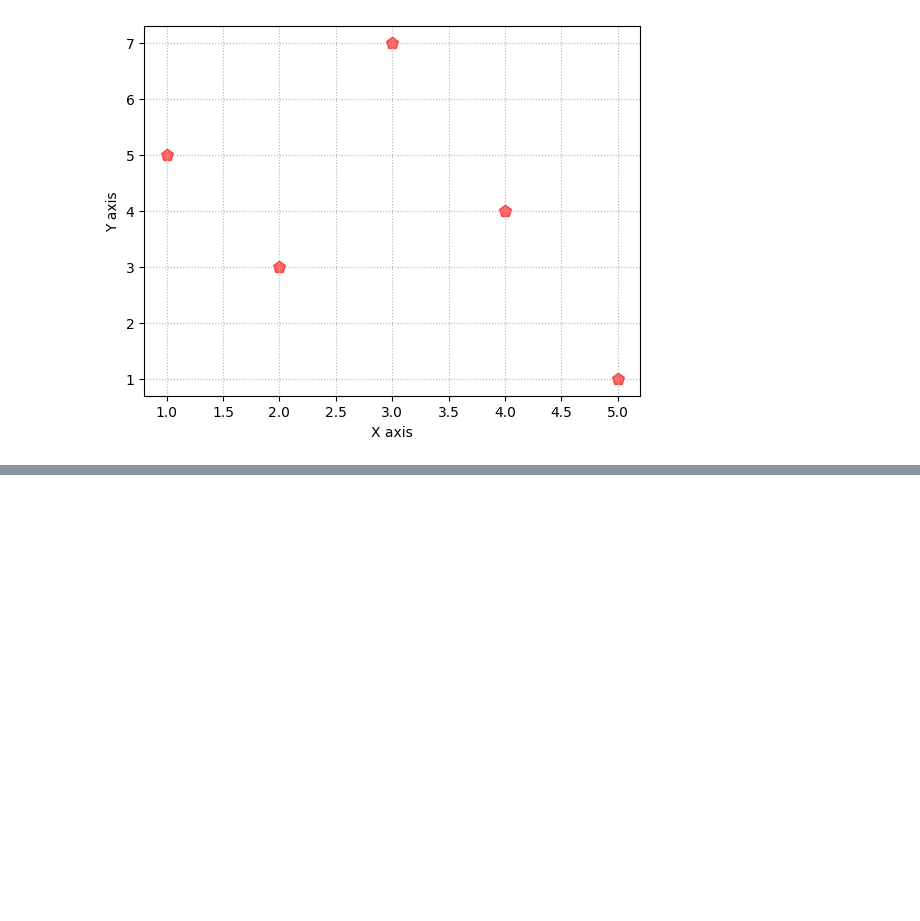
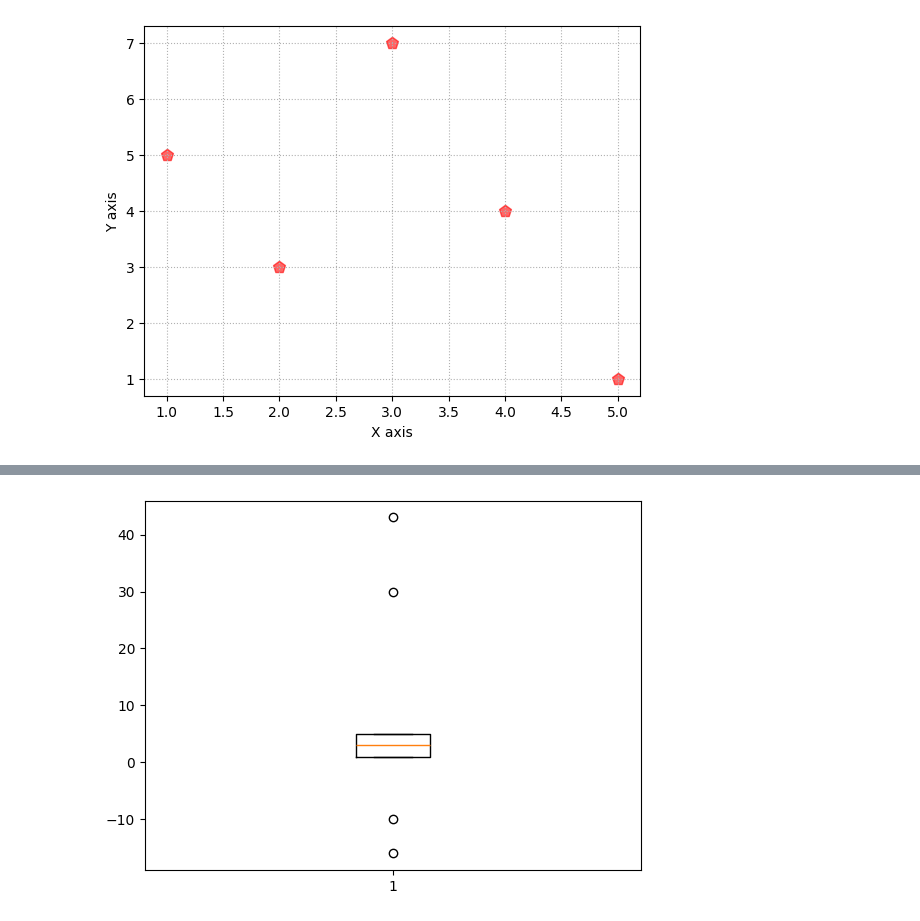
Before and after one commit to najafathima/Data_Science, a Jupyter notebook: week3.ipynb, the cells around one changed output, grey strips where cells are left out. Drawn from its saved outputs; the diff is of its cells as text; code cells hidden in the pictures; blank space fills up the shorter version.

```diff
--- a/week3.ipynb
+++ b/week3.ipynb
@@ -246,0 +277,5 @@ plt.show()
+# %%
+plt.boxplot([-16,-10,1,2,3,4,5,30,43])
+plt.show()
+# %% [output]
+[figure, added]
```
Also changed, not shown: parts of 44 cells of this notebook.
